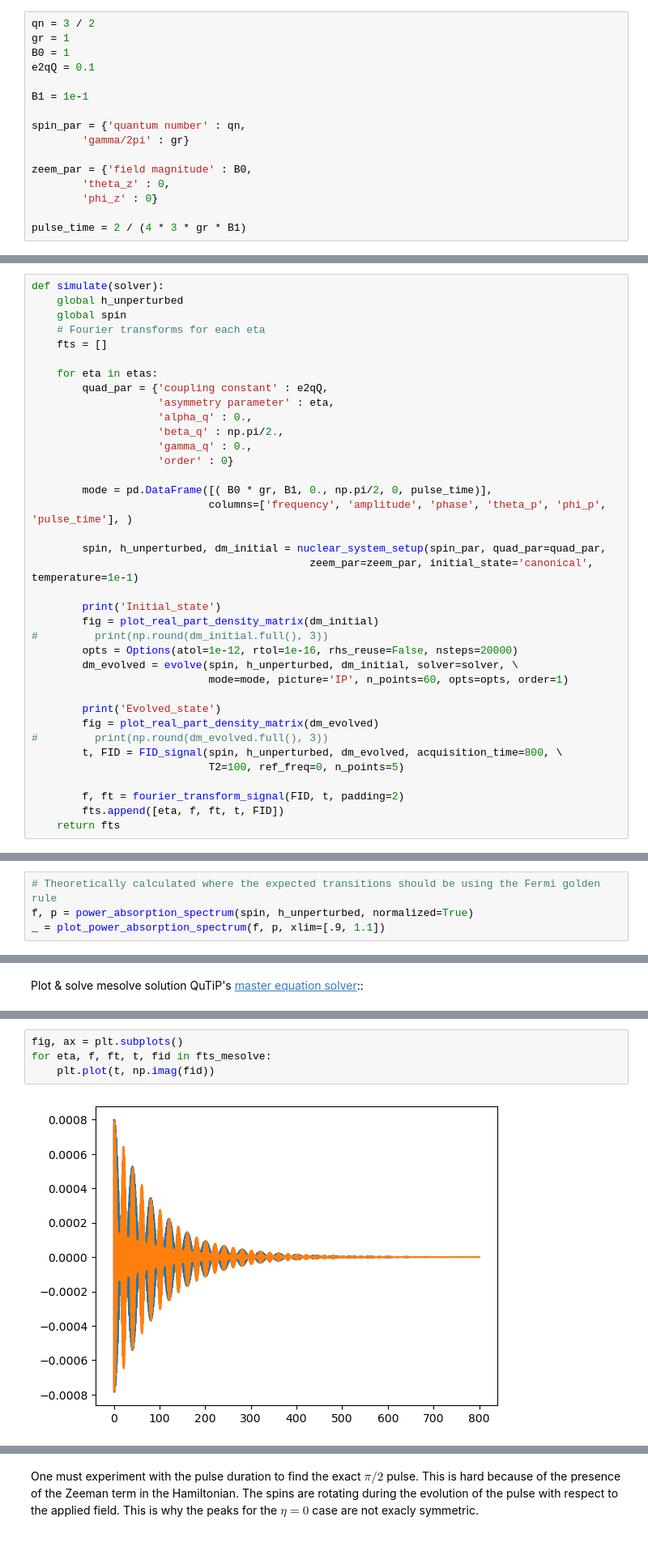
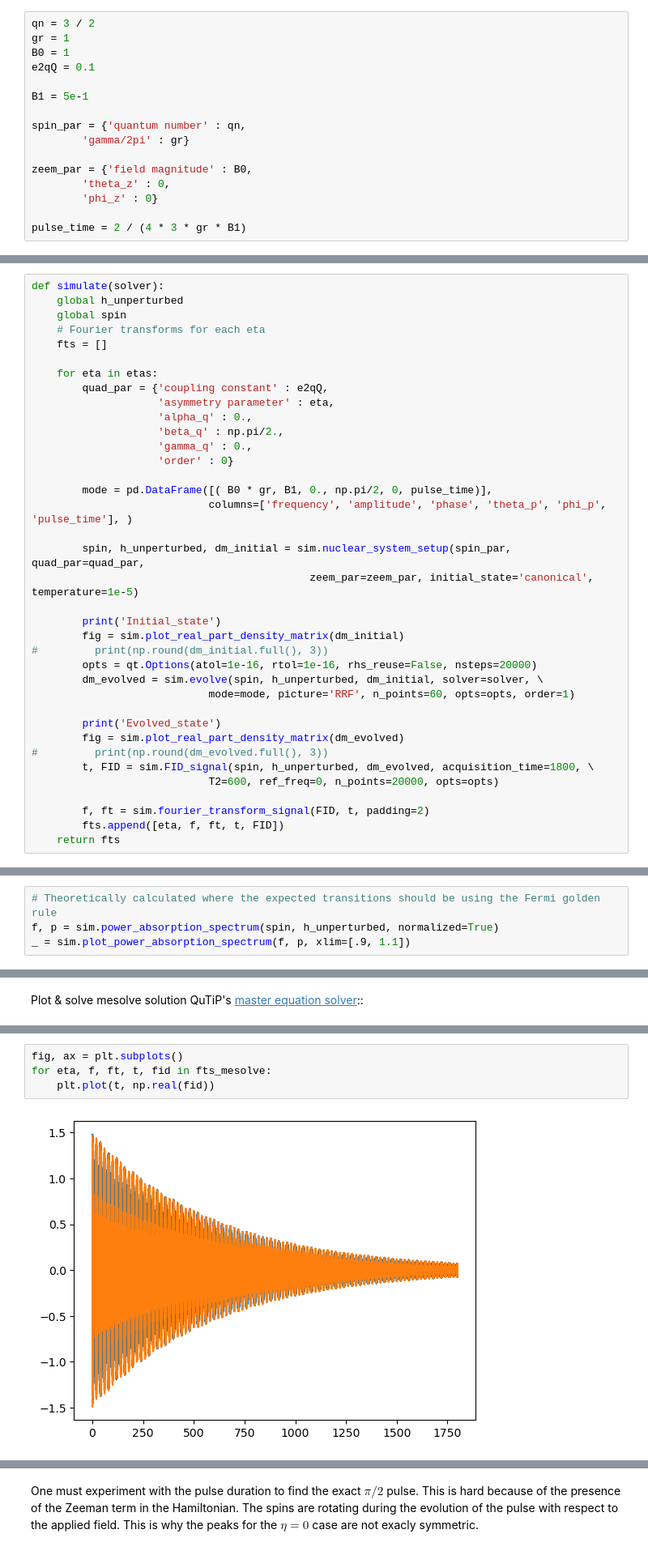
Before and after one commit to vemiBGH/PULSEE, a Jupyter notebook: demos/Quadrupolar_Coupling_Demo_PULSEE_3Solvers.ipynb, the cells around one changed output, grey strips where cells are left out. Shown at 81% size. Cells and saved outputs as stored; diff of their text form.

```diff
--- a/demos/Quadrupolar_Coupling_Demo_PULSEE_3Solvers.ipynb
+++ b/demos/Quadrupolar_Coupling_Demo_PULSEE_3Solvers.ipynb
@@ -19,7 +20,7 @@ gr = 1
 B0 = 1
 e2qQ = 0.1
 
-B1 = 1e-1
+B1 = 5e-1
 
 spin_par = {'quantum number' : qn,
         'gamma/2pi' : gr}
@@ -55,23 +56,23 @@ def simulate(solver):
         mode = pd.DataFrame([( B0 * gr, B1, 0., np.pi/2, 0, pulse_time)],
                             columns=['frequency', 'amplitude', 'phase', 'theta_p', 'phi_p', 'pulse_time'], )
 
-        spin, h_unperturbed, dm_initial = nuclear_system_setup(spin_par, quad_par=quad_par,
-                                            zeem_par=zeem_par, initial_state='canonical', temperature=1e-1)
+        spin, h_unperturbed, dm_initial = sim.nuclear_system_setup(spin_par, quad_par=quad_par,
+                                            zeem_par=zeem_par, initial_state='canonical', temperature=1e-5)
 
         print('Initial_state')
-        fig = plot_real_part_density_matrix(dm_initial)
+        fig = sim.plot_real_part_density_matrix(dm_initial)
 #         print(np.round(dm_initial.full(), 3))
-        opts = Options(atol=1e-12, rtol=1e-16, rhs_reuse=False, nsteps=20000)
-        dm_evolved = evolve(spin, h_unperturbed, dm_initial, solver=solver, \
-                            mode=mode, picture='IP', n_points=60, opts=opts, order=1)
+        opts = qt.Options(atol=1e-16, rtol=1e-16, rhs_reuse=False, nsteps=20000)
+        dm_evolved = sim.evolve(spin, h_unperturbed, dm_initial, solver=solver, \
+                            mode=mode, picture='RRF', n_points=60, opts=opts, order=1)
 
         print('Evolved_state')
-        fig = plot_real_part_density_matrix(dm_evolved)
+        fig = sim.plot_real_part_density_matrix(dm_evolved)
 #         print(np.round(dm_evolved.full(), 3))
-        t, FID = FID_signal(spin, h_unperturbed, dm_evolved, acquisition_time=800, \
-                            T2=100, ref_freq=0, n_points=5)
+        t, FID = sim.FID_signal(spin, h_unperturbed, dm_evolved, acquisition_time=1800, \
+                            T2=600, ref_freq=0, n_points=20000, opts=opts)
 
-        f, ft = fourier_transform_signal(FID, t, padding=2)
+        f, ft = sim.fourier_transform_signal(FID, t, padding=2)
         fts.append([eta, f, ft, t, FID])
     return fts
 # %%
@@ -115,7 +96,7 @@ Total run time:   0.32s
 # %%
 # Theoretically calculated where the expected transitions should be using the Fermi golden rule
-f, p = power_absorption_spectrum(spin, h_unperturbed, normalized=True)
-_ = plot_power_absorption_spectrum(f, p, xlim=[.9, 1.1])
+f, p = sim.power_absorption_spectrum(spin, h_unperturbed, normalized=True)
+_ = sim.plot_power_absorption_spectrum(f, p, xlim=[.9, 1.1])
 # %% [output]
 [figure]
 # %%
@@ -197,9 +158,9 @@ Total run time:   0.47s
 # %%
 fig, ax = plt.subplots()
 for eta, f, ft, t, fid in fts_mesolve:
-	plt.plot(t, np.imag(fid))
+	plt.plot(t, np.real(fid))
 # %% [output]
-[figure, old version]
+[figure, new version]
 # %%
 fig, ax = plt.subplots()
 for eta, f, ft, t, fid in fts_mesolve:
```
Also changed, not shown: parts of 8 cells of this notebook.
